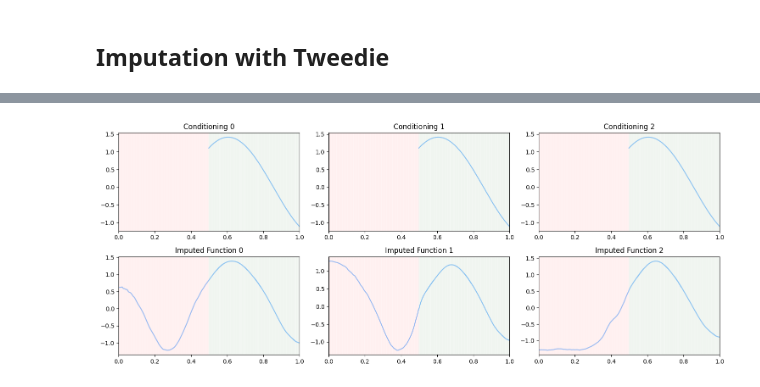
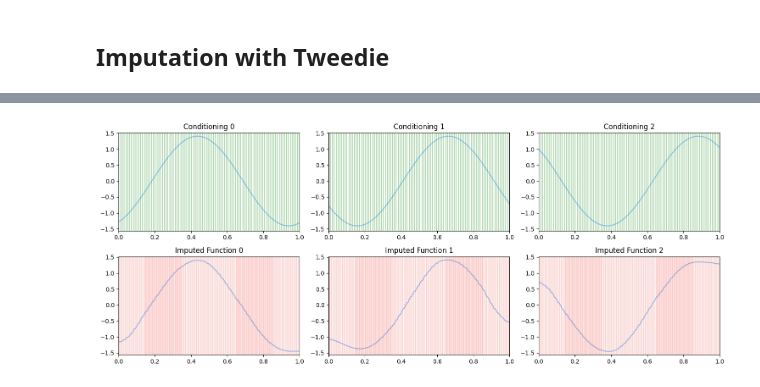
Before and after one commit to HamidrezaKmK/cond-diffusion-operators-edm, a Jupyter notebook: notebooks/1d_reanalysis.ipynb, the cells around one changed output, grey strips where cells are left out. Saved outputs shown, nothing was run; the diff lists cells and outputs as text; code cells hidden in the pictures.

Commit message:
update imputation methods

```diff
--- a/notebooks/1d_reanalysis.ipynb
+++ b/notebooks/1d_reanalysis.ipynb
@@ -211,89 +307,94 @@ plt.tight_layout()
 num_steps = 30
 batch_size = 3
 rho = 7
-resolution = 1000
-generation_seed=99
+resolution = 300
+ref_resolution = 100
+generation_seed=999
 sigma_min = 0.2
 sigma_max = 80
 ###
 
 noising_kernel = RBFIrregular()
-ref_coords, ref_values = PinkNoise1D(
-    total_count=1,
-    num_samples=resolution,
-    low_pass_threshold=2.,
-    make_irregular=True,
-    bernoulli_p=0.99,
-    fixed_irregularity_seed=42,
-    threshold_type="absolute"
-)[0]
-ref_coords = ref_coords[:, len(ref_values) // 2:]
-ref_values = ref_values[len(ref_values) // 2:]
+dloader = DataLoader(
+    dataset=PinkNoise1D(
+        total_count=1000,
+        num_samples=ref_resolution,
+        low_pass_threshold=2.,
+        make_irregular=True,
+        bernoulli_p=0.99,
+        fixed_irregularity_seed=42,
+        threshold_type="absolute"
+    ),
+    batch_size=3,
+    shuffle=True,
+    collate_fn=CompositeCollate([MakeConditional(), CollateMesh()]),
+)
+(ref_coords, ref_values), ref_conditioning = next(iter(dloader))
 
-torch.random.manual_seed(generation_seed)
 generation_coords = []
 for t in np.linspace(0, 1, resolution):
-    if not (torch.any(ref_coords - torch.tensor(t).float() <= 1e-2) and torch.any(ref_coords - torch.tensor(t).float() >= -1e-2)):
-        generation_coords.append(t)
-    elif t > torch.max(ref_coords):
-        generation_coords.append(t)
-    elif t < torch.min(ref_coords):
+    dist_from_t_to_ref = torch.abs(ref_coords - torch.tensor(t).float())
+    if not torch.any(dist_from_t_to_ref <= 1e-3):
         generation_coords.append(t)
 generation_coords = torch.tensor(generation_coords).unsqueeze(0).float()
 
 fig, axes = plt.subplots(2, batch_size, figsize=(15, 6))
-
-all_coords = torch.cat([generation_coords, ref_coords], dim=1)
-
-inp_rbf = all_coords.unsqueeze(0)
-rbf_noise = noising_kernel.sample(inp_rbf)
-sampler = ImputationTweedieSampler(
+# sampler = TheoreticalImputationTweedieSampler(
+#     noising_kernel=RBFIrregular(),
+#     verbose=True,
+#     tweedie_optimization_steps=1,
+#     tweedie_lr=0.5,
+#     r=1.,
+#     l=0.001,
+# )
+sampler = PracticalImputationTweedieSampler(
     noising_kernel=RBFIrregular(),
     verbose=True,
-    tweedie_optimization_steps=30,
-    tweedie_lr=0.0005,
-    r=0.1,
+    tweedie_lr=0.5,
 )
-
 samples = sampler(
+    net=denoiser_network,
     batch_size=batch_size,
-    net=denoiser_network,
     coords=generation_coords,
     coord_ref=ref_coords,
     values_ref=ref_values,
     conditioning=None,
     num_steps=num_steps,
     sigma_max=sigma_max,
     sigma_min=sigma_min,
     rho=rho,
 )
+mx = max(torch.max(samples), torch.max(ref_values)) + 0.1
+mn = min(torch.min(samples), torch.min(ref_values)) - 0.1
 for i in range(batch_size):
+
+    # sample after re-analysis
     if batch_size == 1:
         ax = axes[0]
     else:
         ax = axes[0, i]
+
     all_coords = torch.cat([generation_coords, ref_coords], dim=1)
-    ax.plot(ref_coords.squeeze(), ref_values.squeeze())
+    ax.plot(ref_coords.squeeze(), ref_values[i])
     ax.set_title(f"Conditioning {i}")
-    for x in generation_coords.squeeze():
-        ax.axvline(x, color="red", alpha=10. / resolution)
     for x in ref_coords.squeeze():
-        ax.axvline(x, color="green", alpha=10. / resolution)
+        ax.axvline(x, color="green", alpha=0.3)
     ax.set_xlim([0, 1])
-
+    ax.set_ylim([mn, mx])
     # sample after re-analysis
     if batch_size == 1:
         ax = axes[1]
     else:
         ax = axes[1, i]
     sorted_coords, coord_idx = torch.sort(all_coords.squeeze())
     ax.plot(sorted_coords, samples[i][coord_idx])
     ax.set_title(f"Imputed Function {i}")
     for x in generation_coords.squeeze():
-        ax.axvline(x, color="red", alpha=10. / resolution)
+        ax.axvline(x, color="red", alpha=10./ref_resolution)
     for x in ref_coords.squeeze():
-        ax.axvline(x, color="green", alpha=10. / resolution)
+        ax.axvline(x, color="green", alpha=0.03)
     ax.set_xlim([0, 1])
+    ax.set_ylim([mn, mx])
 plt.tight_layout()
 # %% [output]
-[figure, old version]
+[figure, new version]
```
Also changed, not shown: parts of 3 cells of this notebook, 1 other file.
